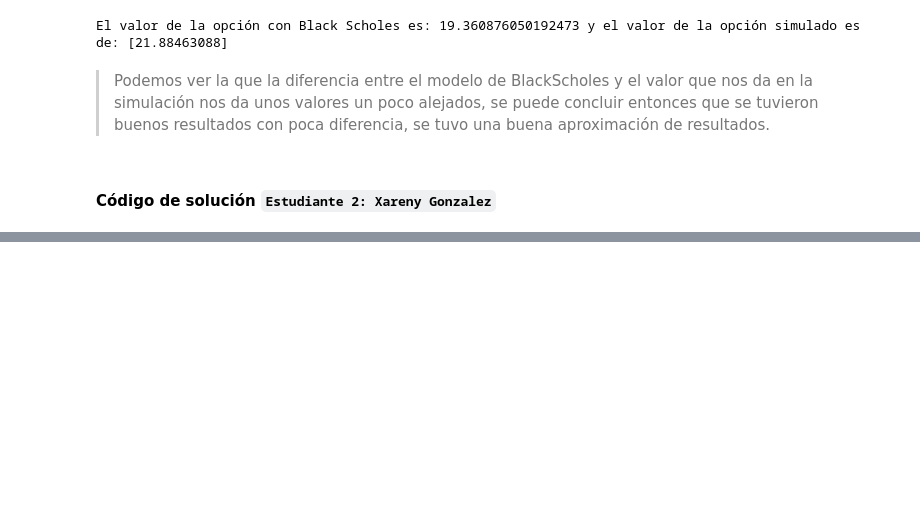
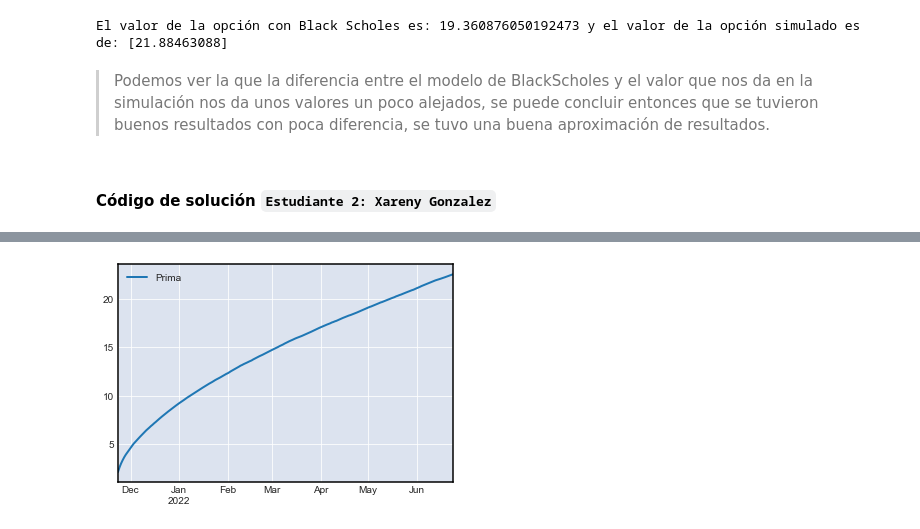
Before and after one commit to feramdor/Tarea8_Amador_Gonzalez, a Jupyter notebook: Tarea8.ipynb, the cells around one changed output, grey strips where cells are left out. Saved outputs shown, nothing was run; the diff lists cells and outputs as text; code cells hidden in the pictures; blank space fills up the shorter version.

```diff
--- a/Tarea8.ipynb
+++ b/Tarea8.ipynb
@@ -288,0 +391,4 @@ El valor de la opción con Black Scholes es: 19.360876050192473 y el valor de la
+# %%
+mu = ret_aapl.mean()[0]
+sigma = ret_aapl.std()[0]
+mu, sigma
@@ -288,0 +461,26 @@ El valor de la opción con Black Scholes es: 19.360876050192473 y el valor de la
+# %%
+from datetime import date
+today = date.today()
+expiry = '2022-09-16'
+K = 160 # strike price
+nscen = 100000
+dates = pd.date_range(start= today,
+                      periods = ndays)
+ndays = len(dates)
+S0 = closes_aapl.iloc[-1,0]  # Condición inicial del precio a simular
+
+# simular rendimientos
+sim_ret = pd.DataFrame(sigma * np.random.randn(ndays,nscen) + r,
+                       index = dates)
+
+# Simular precios
+sim_closes = S0*np.exp(sim_ret.cumsum())
+# %%
+# Valor del call
+strike = 160
+put = pd.DataFrame({'Prima':np.exp(-r*ndays) \
+              *np.fmax(sim_closes-strike, 0).mean(axis=1)},
+                    index = dates)
+put.plot();
+# %% [output]
+[figure, added]
```
Also changed, not shown: parts of 19 cells of this notebook, 1 other file.
